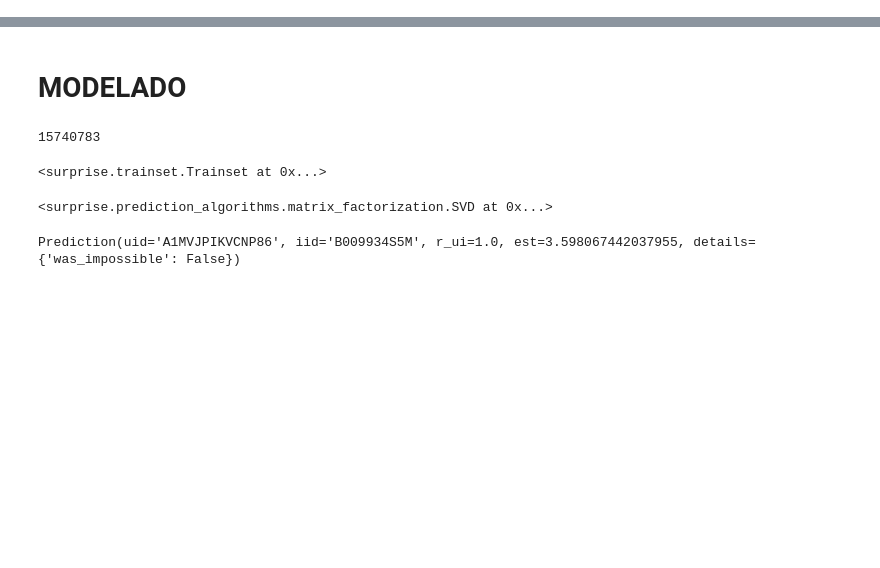
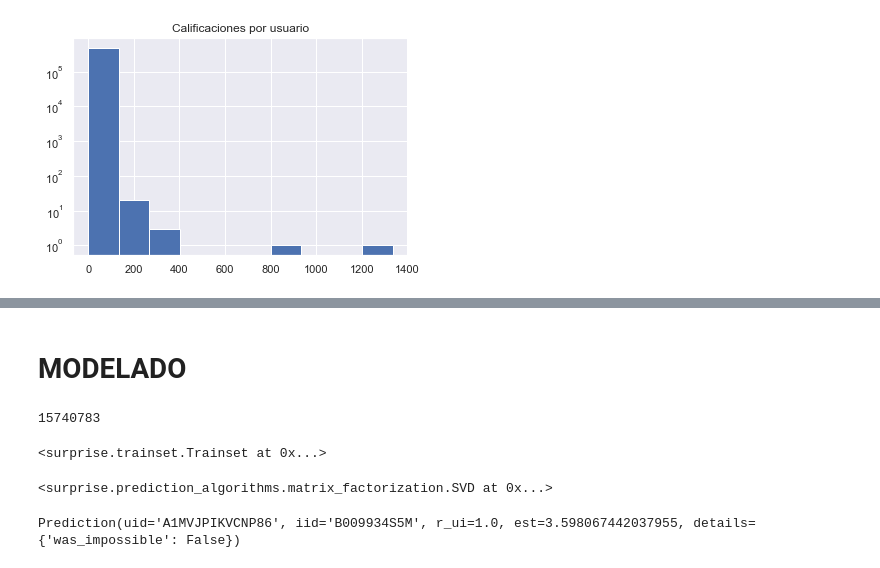
Before and after one commit to joacota2/PF-DATASCIENCE, a Jupyter notebook: Modelo/modelo.ipynb, the cells around one changed output, grey strips where cells are left out. Saved outputs shown, nothing was run; the diff lists cells and outputs as text; code cells hidden in the pictures; blank space fills up the shorter version.

```diff
--- a/Modelo/modelo.ipynb
+++ b/Modelo/modelo.ipynb
@@ -0,0 +3,18 @@
+# %%
+import pandas as pd
+from pandas.io import gbq
+from google.cloud import bigquery
+import os
+
+credentials_path = 'D:/Henry/DATA-PF/PF-DATASCIENCE/Modelo/credentials.json'
+os.environ['GOOGLE_APPLICATION_CREDENTIALS'] = credentials_path
+import numpy as np
+import matplotlib.pyplot as plt
+import seaborn as sns
+sns.set()
+# %%
+#Cambiar limite de registros a conveniencia
+#Change registry limit by convenience
+limit = 1000000
+sql1= f'''SELECT reviewerID, asin, reviewerName, overall FROM `SR.reviewLORD_reborn` LIMIT {limit} '''
+df=pd.read_gbq(sql1,project_id="pf-henry-365404")
@@ -0,0 +47,5 @@
+# %%
+# Calificaciones de productos por usuario
+# Products qualifications by user
+df_by_users = df.groupby(['reviewerID']).count()
+df_by_users.head()
@@ -0,0 +60,6 @@
+# %%
+plt.hist(df_by_users.overall, log= True)
+plt.title('Calificaciones por usuario')
+plt.show()
+# %% [output]
+[figure, added]
```
Also changed, not shown: parts of 28 cells of this notebook, 2 other files.
